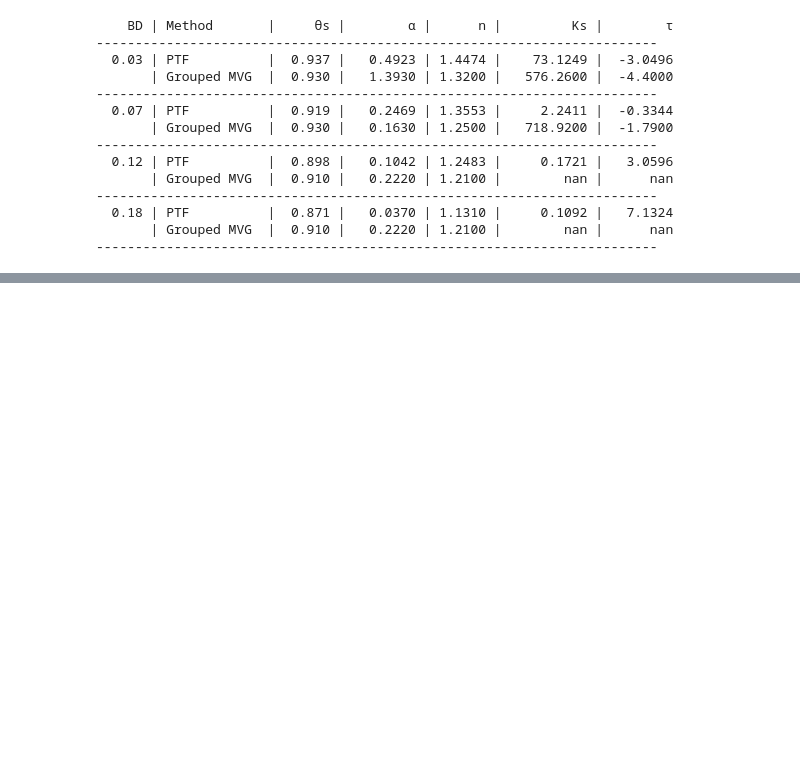
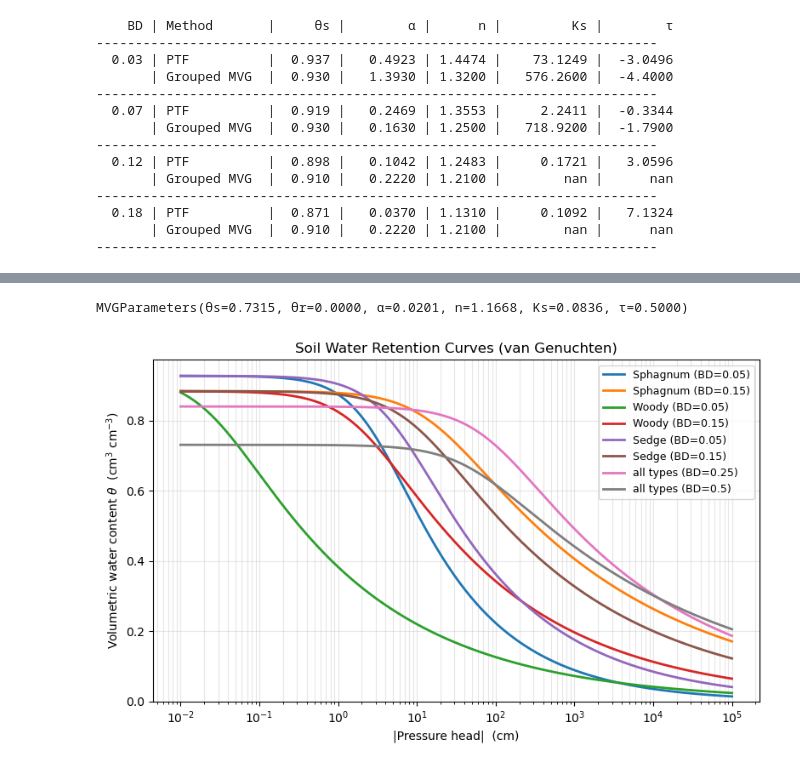
Before and after one commit to alexnaoki/peat_ptf, a Jupyter notebook: notebooks/peat_ptf.ipynb, the cells around one changed output, grey strips where cells are left out. Saved outputs shown, nothing was run; the diff lists cells and outputs as text; code cells hidden in the pictures; blank space fills up the shorter version.

Commit message:
new plots

```diff
--- a/notebooks/peat_ptf.ipynb
+++ b/notebooks/peat_ptf.ipynb
@@ -255,0 +273,24 @@ for bd in test_BDs:
+# %%
+ptf_all_types_high_bd(BD=0.5)
+# %% [output]
+MVGParameters(θs=0.7315, θr=0.0000, α=0.0201, n=1.1668, Ks=0.0836, τ=0.5000)
+# %%
+import matplotlib.pyplot as plt
+from peat_ptf import vg_water_retention, vg_effective_saturation, plot_swrc, plot_k_curve
+
+# Generate MVG parameter sets for different peat types at a representative BD
+curves = {
+    "Sphagnum (BD=0.05)": ptf_sphagnum(BD=0.05, OM=95, depth=10),
+    "Sphagnum (BD=0.15)": ptf_sphagnum(BD=0.15, OM=95, depth=10),
+    "Woody (BD=0.05)":    ptf_woody(BD=0.05, depth=10, OM=90),
+    "Woody (BD=0.15)":    ptf_woody(BD=0.15, depth=10, OM=90),
+    "Sedge (BD=0.05)":    ptf_sedge(BD=0.05, depth=10),
+    "Sedge (BD=0.15)":    ptf_sedge(BD=0.15, depth=10),
+    "all types (BD=0.25)": ptf_all_types_high_bd(BD=0.25),
+    "all types (BD=0.5)": ptf_all_types_high_bd(BD=0.5),
+}
+
+plot_swrc(curves)
+plt.show()
+# %% [output]
+[figure, added]
```
Also changed, not shown: parts of 21 cells of this notebook.
